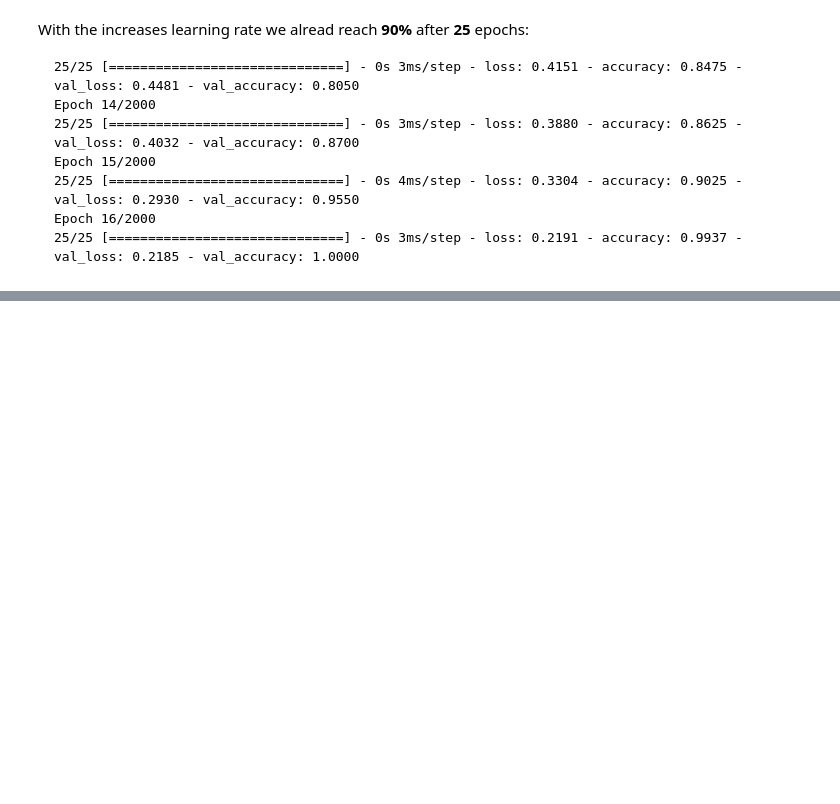
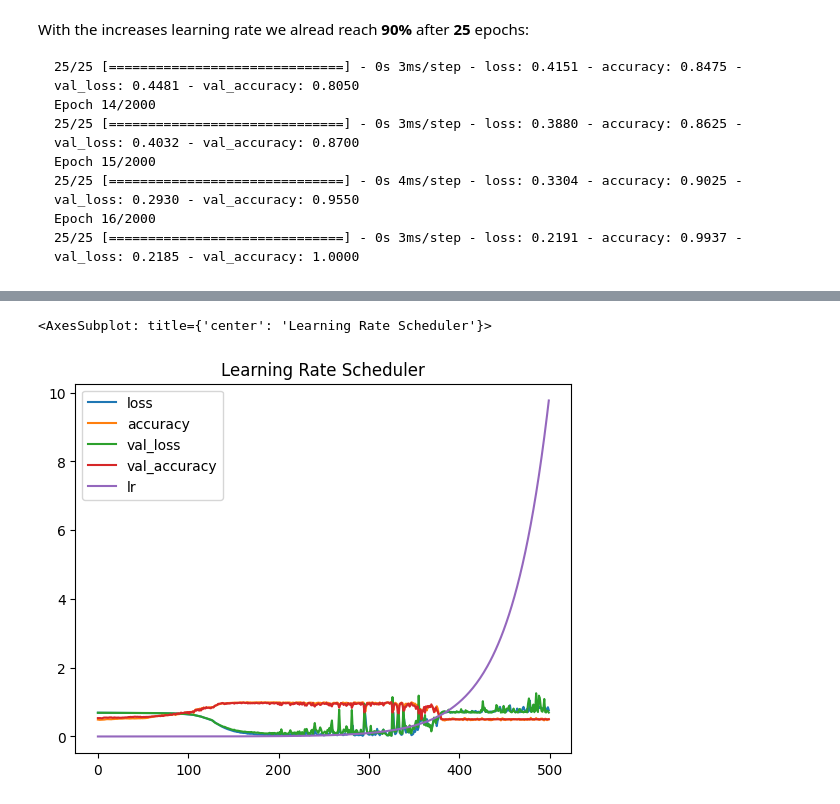
Before and after one commit to mpolinowski/tf-2023, a Jupyter notebook: 02_Tensorflow_Classifications/02_Tensorflow_Classifications.ipynb, the cells around one changed output, grey strips where cells are left out. Drawn from its saved outputs; the diff is of its cells as text; code cells hidden in the pictures; blank space fills up the shorter version.

Commit message:
added model evaluation

```diff
--- a/02_Tensorflow_Classifications/02_Tensorflow_Classifications.ipynb
+++ b/02_Tensorflow_Classifications/02_Tensorflow_Classifications.ipynb
@@ -622,0 +652,25 @@ plt.show()
+# %%
+# create a new model based on model_circles_lr10e_3
+tf.random.set_seed(7)
+
+model_circles_lr_callback = tf.keras.Sequential([
+    tf.keras.layers.Dense(4, activation="relu", name="input_layer"),
+    tf.keras.layers.Dense(4, activation="relu", name="dense_layer"),
+    tf.keras.layers.Dense(1, activation="sigmoid", name="output_layer")
+])
+
+model_circles_lr_callback.compile(loss="binary_crossentropy",
+                                 optimizer=tf.keras.optimizers.Adam(learning_rate=0.001),
+                                 metrics=["accuracy"])
+
+# introduce learning scheduler callback to increase the learning rate
+# with every epoch by `0.0001 times 10e(epoch/100)`
+learning_rate_callback = tf.keras.callbacks.LearningRateScheduler(lambda epoch: 1e-4 * 10**(epoch/100))
+
+history_lr_callback = model_circles_lr_callback.fit(X_train, y_train,
+                                      validation_data=(X_test, y_test), epochs=500,
+                                      callbacks=[learning_rate_callback], verbose=1)
+
+# the learning rate, initially, increases sensibly. But later explodes leading to a terrible performance:
+# Epoch 500/500
+# 25/25 [==============================] - 0s 3ms/step - loss: 0.7646 - accuracy: 0.5025 - val_loss: 0.6961 - val_accuracy: 0.5000 - lr: 9.7724
@@ -622,0 +707,6 @@ plt.show()
+# %%
+pd.DataFrame(history_lr_callback.history).plot(title="Learning Rate Scheduler")
+# and the learning rate abve the 200th epoch leads to more and more fluctuations in loss and accuracy.
+# %% [output]
+<AxesSubplot: title={'center': 'Learning Rate Scheduler'}>
+[figure, added]
```
Also changed, not shown: parts of 26 cells of this notebook, 7 other files.
